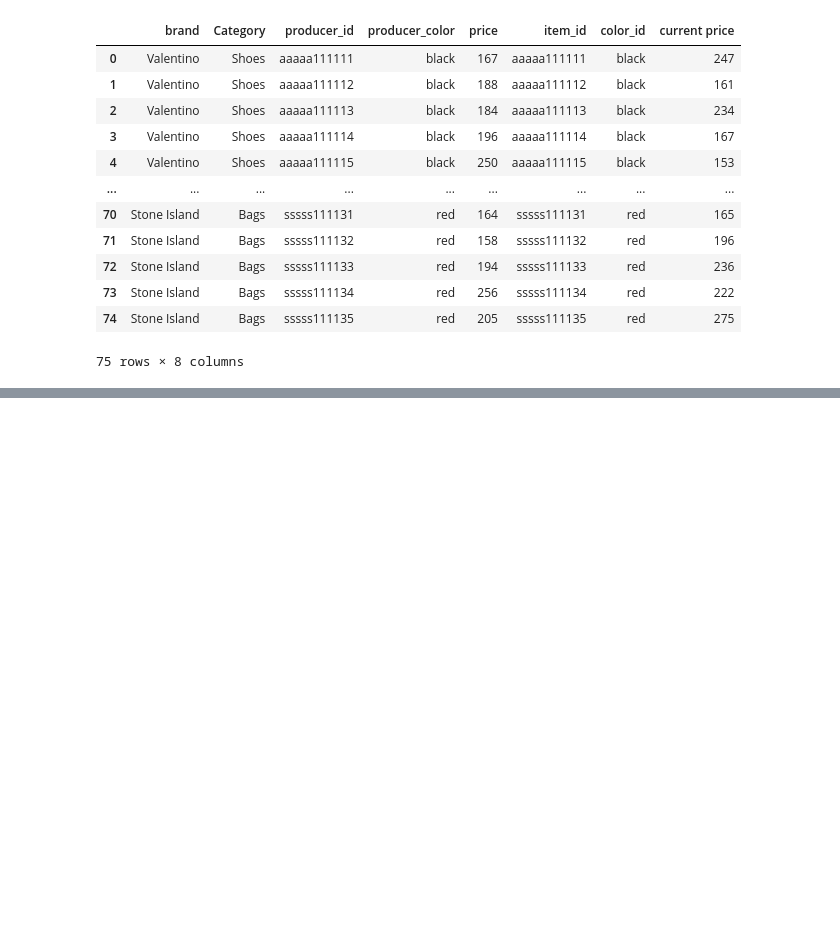
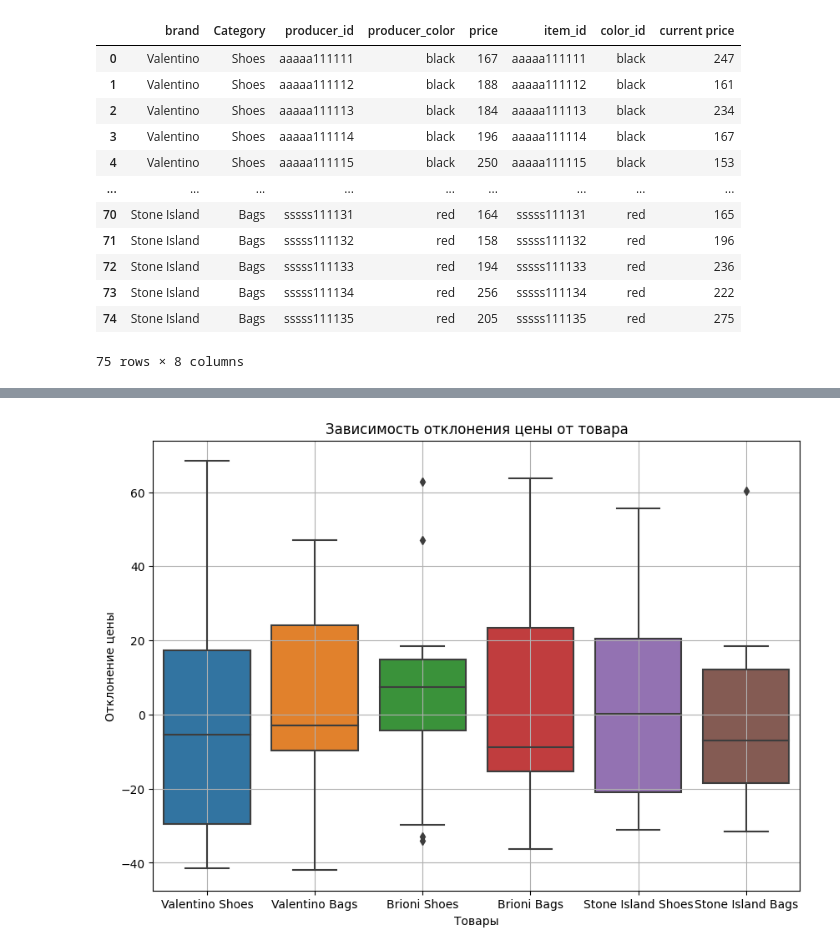
Before and after one commit to LarinDen/sf_ds, a Jupyter notebook: SkillFactory/PY_14_Очистка данных/py_14_add.ipynb, the cells around one changed output, grey strips where cells are left out. Cells and saved outputs as stored; diff of their text form; code cells hidden in the pictures; blank space fills up the shorter version.

```diff
--- a/SkillFactory/PY_14_Очистка данных/py_14_add.ipynb
+++ b/SkillFactory/PY_14_Очистка данных/py_14_add.ipynb
@@ -171,0 +187,26 @@ Brand = Stone Island, Category = Bags, mean_delta = 99.09
+# %%
+# Основной блок обработки
+# Проходим в цикле по брендам и категориям
+
+for b in df_merge['brand'].unique():
+    for c in df_merge['Category'].unique():
+        m1 = df_merge['brand']==b
+        m2 = df_merge['Category']==c
+        mask = m1 & m2
+        m=round(df_merge[mask]['delta_%'].mean(),2)                             # Считаем среднее отклонение для конкретной группы товаров одного бренда
+        # print(f'Brand = {b}, Category = {c}, mean_delta = {m}')
+        # df_merge.loc[mask,'mean_delta'] = m                                    # проставляем среднюю дельту отклонения по категориям и брендам товаров в каждую строку
+        # df_merge.loc[mask,'drop']= df_merge['delta_%']-df_merge['mean_delta']  # проставляем отклонение от средней дельты в каджую строку
+        df_merge.loc[mask,'goods'] = b+' '+c                                    # проставляем группу товаров - бренд + категория
+        outliers_t, cleaned_t = outliers_iqr_mod(df_merge[mask], 'delta_%')     # вычисляем колчество выбросов для группы товаров по методу Тьюки
+        #print(f'Число выбросов по методу Тьюки: {outliers_t.shape[0]}')
+        #print(f'Результирующее число записей: {cleaned_t.shape[0]}')
+        # print(f'Oultliers: {outliers_t}')
+        #   df_merge['outliers']
+        m3 = pd.DataFrame(outliers_t)                                           # Выбросы превращаем в датафрейм
+        df_merge.loc[m3.index, 'outliers'] = 'Yes'                              # Проставляем признак выброса
+        # display(df_merge[df_merge['outliers']=='Yes'])
+
+display(df_merge[df_merge['outliers']=='Yes'])
+df_merge = df_merge.fillna('No')
+display(df_merge)
@@ -171,0 +233,18 @@ Brand = Stone Island, Category = Bags, mean_delta = 99.09
+# %%
+# Visualize exceptions
+import matplotlib.pyplot as plt
+import seaborn as sns
+
+box_data = df_merge[['goods', 'delta_%']]
+fig = plt.figure(figsize=(10, 7))
+fig = sns.boxplot(
+    data=box_data,
+    x='goods',
+    y='delta_%'
+)
+fig.set_title('Зависимость отклонения цены от товара');
+fig.set_xlabel('Товары');
+fig.set_ylabel('Отклонение цены');
+fig.grid()
+# %% [output]
+[figure, added]
```
Also changed, not shown: parts of 10 cells of this notebook, 3 other files.
